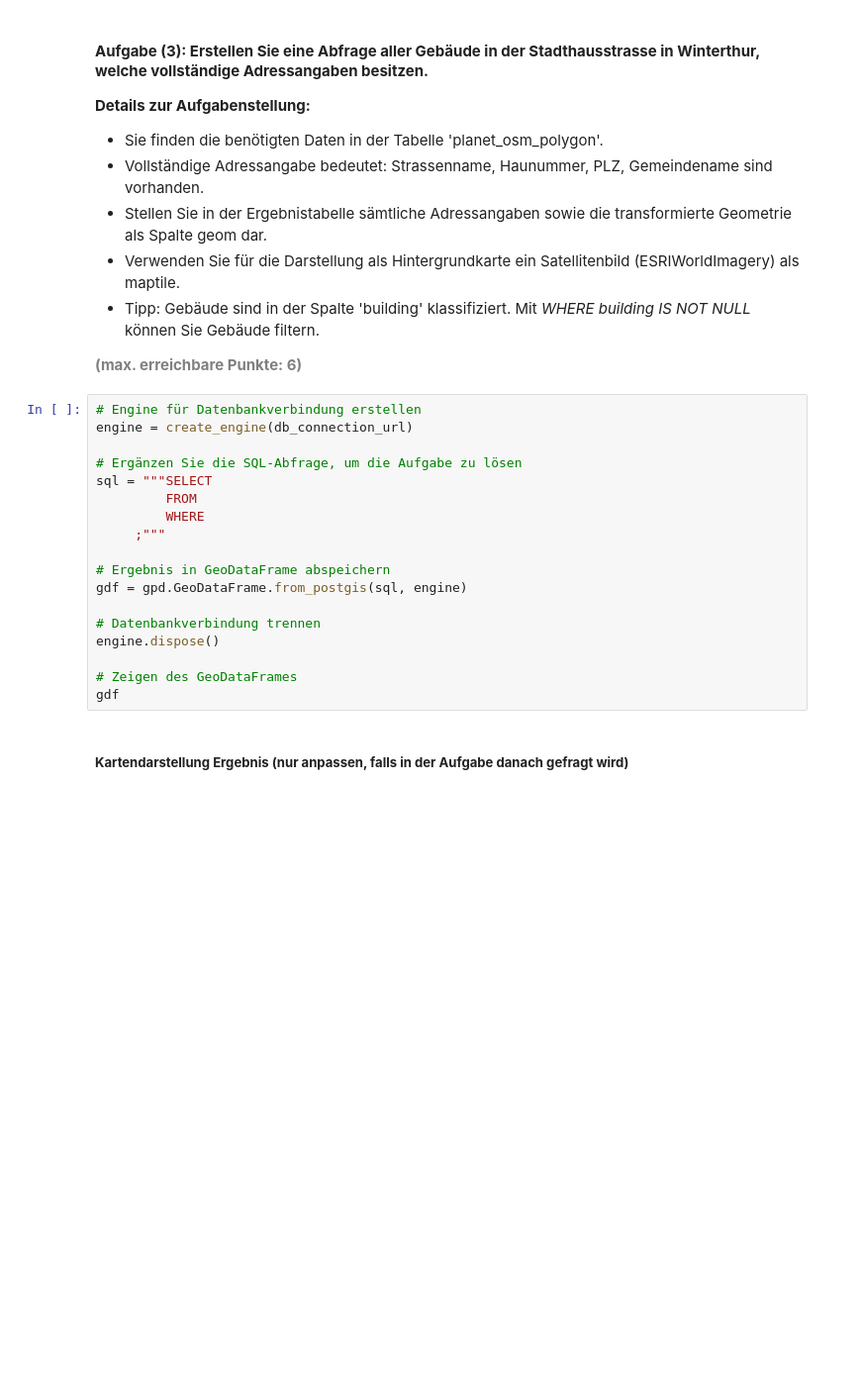
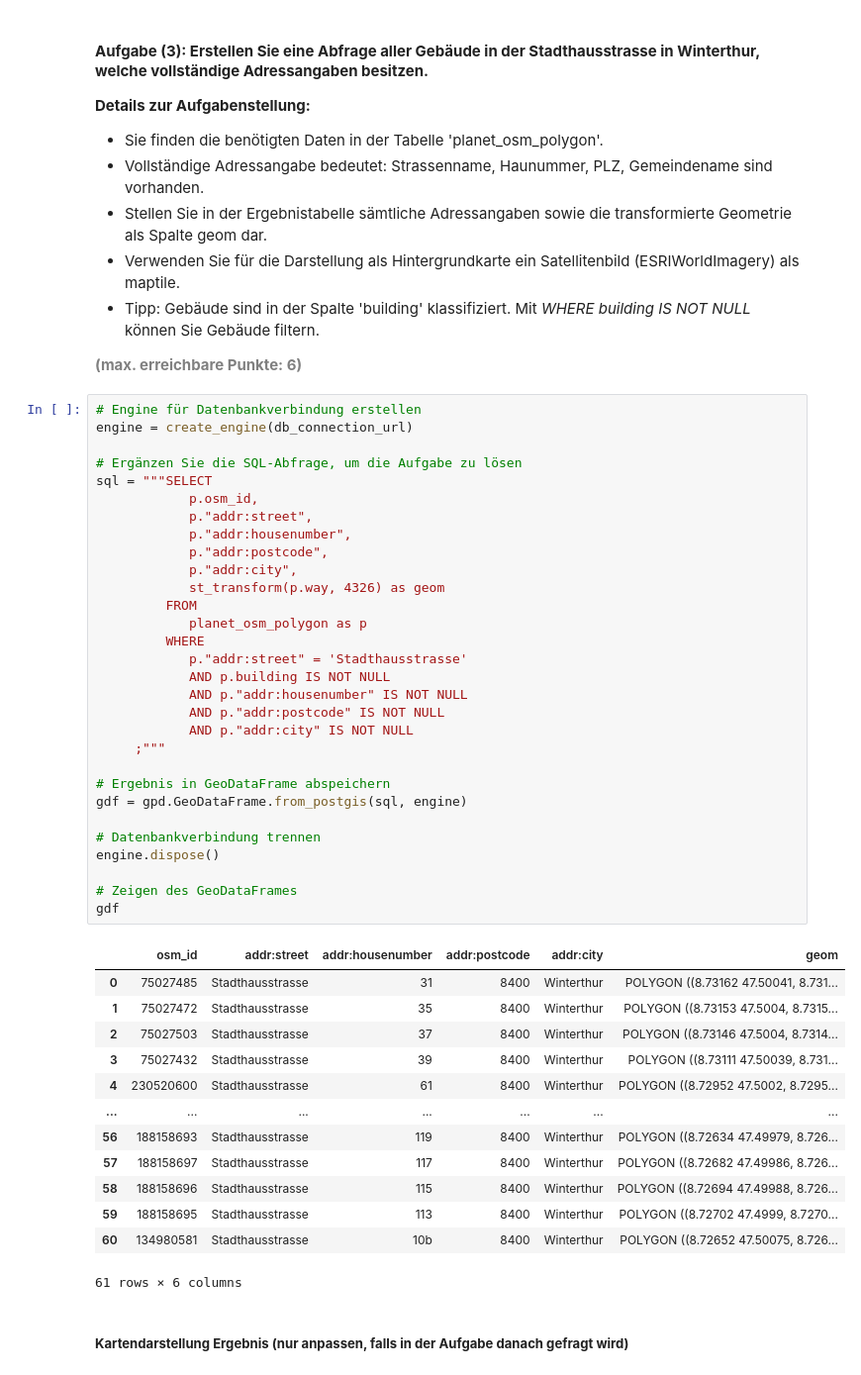
Before and after one commit to CarlsonBuma/zhaw-3-python_postgresql_postgis, a Jupyter notebook: ap3-raumliche_daten/AP03_Management_Raeumliche_Daten.ipynb, the cells around one changed output. Shown at 99% size. Saved outputs shown, nothing was run; the diff lists cells and outputs as text; blank space fills up the shorter version.

```diff
--- a/ap3-raumliche_daten/AP03_Management_Raeumliche_Daten.ipynb
+++ b/ap3-raumliche_daten/AP03_Management_Raeumliche_Daten.ipynb
@@ -289,21 +301,47 @@ m
 # %%
 # Engine für Datenbankverbindung erstellen
 engine = create_engine(db_connection_url)
 
 # Ergänzen Sie die SQL-Abfrage, um die Aufgabe zu lösen
 sql = """SELECT
+            p.osm_id,
+            p."addr:street",
+            p."addr:housenumber",
+            p."addr:postcode",
+            p."addr:city",
+            st_transform(p.way, 4326) as geom
          FROM
+            planet_osm_polygon as p
          WHERE
+            p."addr:street" = 'Stadthausstrasse'
+            AND p.building IS NOT NULL
+            AND p."addr:housenumber" IS NOT NULL
+            AND p."addr:postcode" IS NOT NULL
+            AND p."addr:city" IS NOT NULL
      ;"""
 
 # Ergebnis in GeoDataFrame abspeichern
 gdf = gpd.GeoDataFrame.from_postgis(sql, engine)
 
 # Datenbankverbindung trennen
 engine.dispose()
 
 # Zeigen des GeoDataFrames
 gdf
+# %% [output]
+|  | osm_id | addr:street | addr:housenumber | addr:postcode | addr:city | geom |
+| 0 | 75027485 | Stadthausstrasse | 31 | 8400 | Winterthur | POLYGON ((8.73162 47.50041, 8.731... |
+| 1 | 75027472 | Stadthausstrasse | 35 | 8400 | Winterthur | POLYGON ((8.73153 47.5004, 8.7315... |
+| 2 | 75027503 | Stadthausstrasse | 37 | 8400 | Winterthur | POLYGON ((8.73146 47.5004, 8.7314... |
+| 3 | 75027432 | Stadthausstrasse | 39 | 8400 | Winterthur | POLYGON ((8.73111 47.50039, 8.731... |
+| 4 | 230520600 | Stadthausstrasse | 61 | 8400 | Winterthur | POLYGON ((8.72952 47.5002, 8.7295... |
+| ... | ... | ... | ... | ... | ... | ... |
+| 56 | 188158693 | Stadthausstrasse | 119 | 8400 | Winterthur | POLYGON ((8.72634 47.49979, 8.726... |
+| 57 | 188158697 | Stadthausstrasse | 117 | 8400 | Winterthur | POLYGON ((8.72682 47.49986, 8.726... |
+| 58 | 188158696 | Stadthausstrasse | 115 | 8400 | Winterthur | POLYGON ((8.72694 47.49988, 8.726... |
+| 59 | 188158695 | Stadthausstrasse | 113 | 8400 | Winterthur | POLYGON ((8.72702 47.4999, 8.7270... |
+| 60 | 134980581 | Stadthausstrasse | 10b | 8400 | Winterthur | POLYGON ((8.72652 47.50075, 8.726... |
+61 rows × 6 columns
 # %% [markdown]
 ##### <b>Kartendarstellung Ergebnis (nur anpassen, falls in der Aufgabe danach gefragt wird)</b>
 # %%
```
Also changed, not shown: parts of 11 cells of this notebook, 3 other files.
